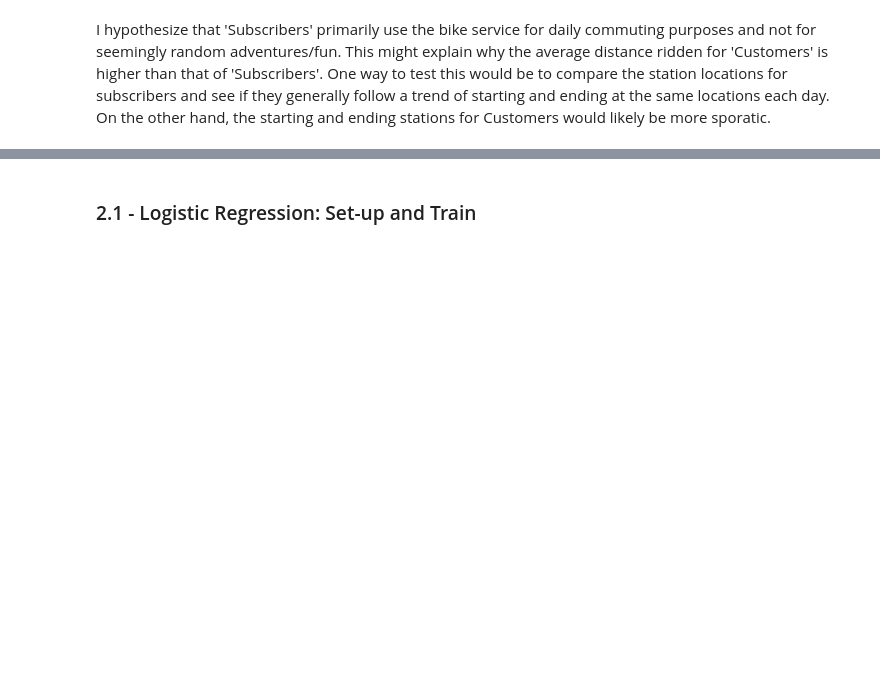
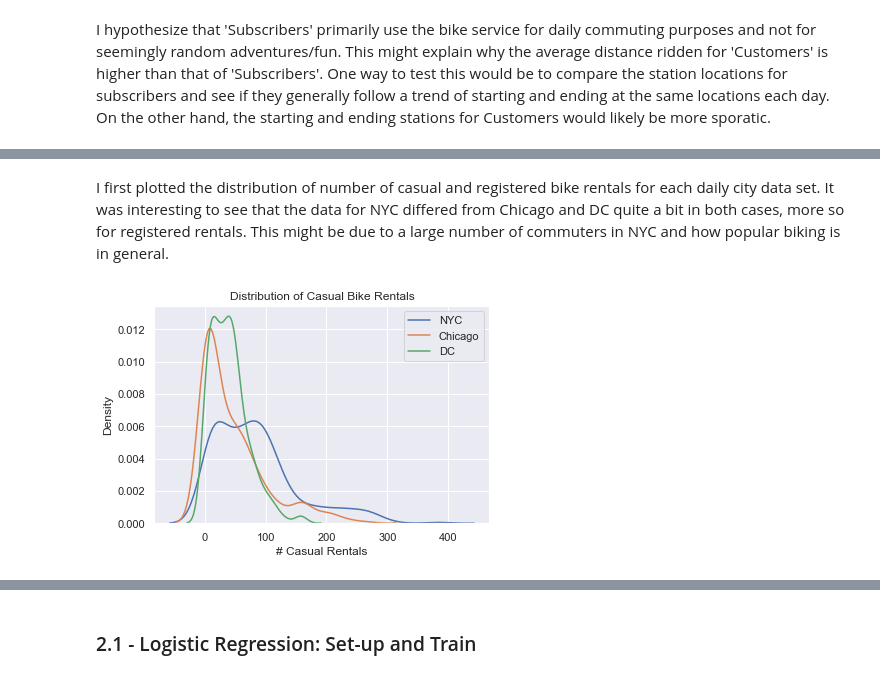
Before and after one commit to erikon/fa19, a Jupyter notebook: project/project-pt1.ipynb, the cells around one changed output, grey strips where cells are left out. Drawn from its saved outputs; the diff is of its cells as text; code cells hidden in the pictures; blank space fills up the shorter version.

```diff
--- a/project/project-pt1.ipynb
+++ b/project/project-pt1.ipynb
@@ -173,0 +184,5 @@ def plot_dist_nyc_distance():
+# %%
+# Section 1.4*
+nyc_data['date'] = [str(datetime.datetime.strptime(ts, '%m/%d/%Y %H:%M:%S').date()) for ts in nyc_data['starttime']]
+chicago_data['date'] = [str(datetime.datetime.strptime(ts, '%m/%d/%Y %H:%M').date()) for ts in chicago_data['starttime']]
+DC_data['date'] = [str(datetime.datetime.strptime(ts, '%m/%d/%Y %H:%M').date()) for ts in DC_data['Start date']]
@@ -173,0 +393,10 @@ def plot_dist_nyc_distance():
+# %%
+def plot_casual_daily():
+    sns.distplot(ny_daily['casual'], hist = False, kde = True, label = 'NYC')
+    sns.distplot(chicago_daily['casual'], hist = False, kde = True, label = 'Chicago')
+    sns.distplot(dc_daily['casual'], hist = False, kde = True, label = 'DC')
+    plt.xlabel('# Casual Rentals')
+    plt.ylabel('Density')
+    plt.legend()
+    plt.title('Distribution of Casual Bike Rentals')
+    plt.show()
@@ -565,0 +866,6 @@ I hypothesize that 'Subscribers' primarily use the bike service for daily commut
+# %% [markdown]
+I first plotted the distribution of number of casual and registered bike rentals for each daily city data set. It was interesting to see that the data for NYC differed from Chicago and DC quite a bit in both cases, more so for registered rentals. This might be due to a large number of commuters in NYC and how popular biking is in general.
+# %%
+plot_casual_daily()
+# %% [output]
+[figure, added]
```
Also changed, not shown: parts of 49 cells of this notebook, 8 other files.
